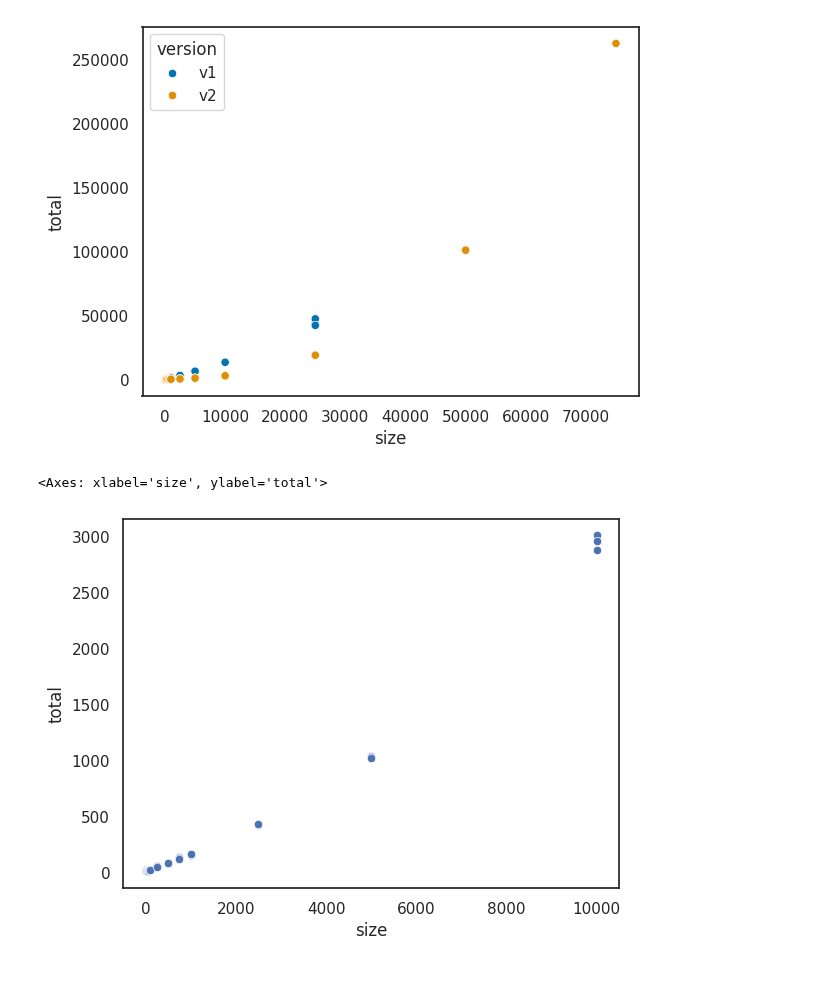
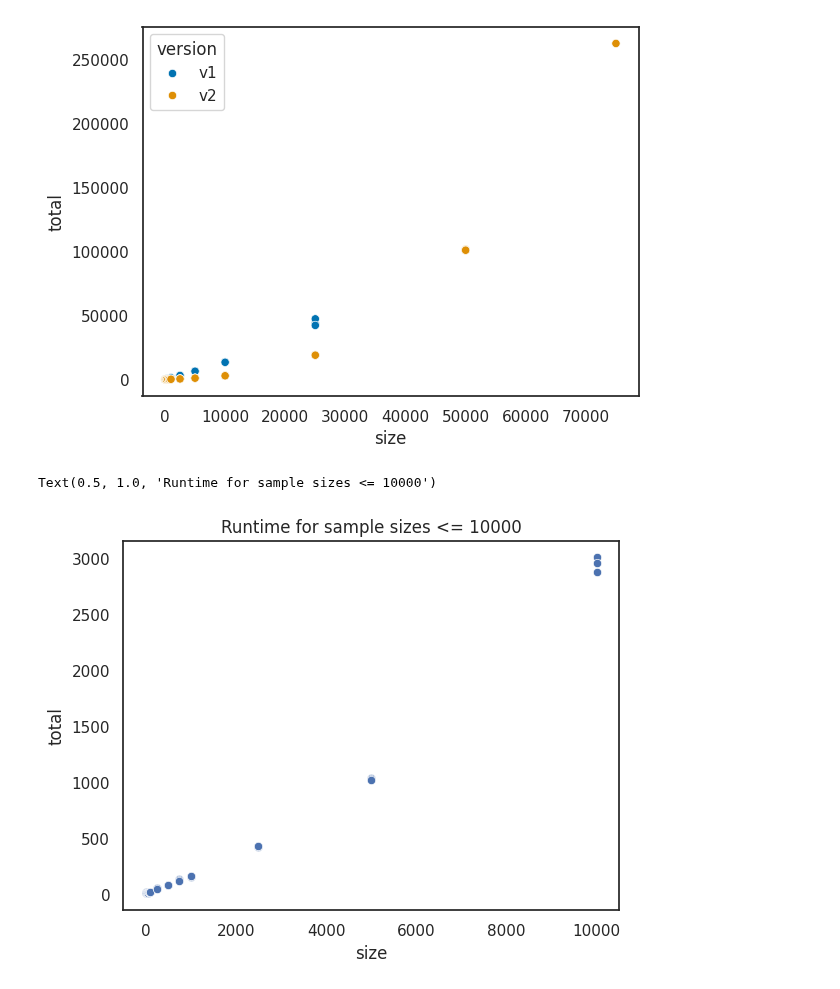
Before and after one commit to adraismawur/bigscape-v2-notebooks, a Jupyter notebook: bs2-runtimes.ipynb, the cells around one changed output. Drawn from its saved outputs; the diff is of its cells as text; code cells hidden in the pictures.

Commit message:
titles, runtimes for v1

```diff
--- a/bs2-runtimes.ipynb
+++ b/bs2-runtimes.ipynb
@@ -62,11 +62,12 @@ sns.scatterplot(totals, x="size", y="total", hue="version", palette=COLOR_MAP)
 [figure]
 # %%
 # points <= 10000
-bs2_matrix_lower = bs2_matrix[bs2_matrix.index <= 10000]
-sns.scatterplot(bs2_matrix_lower, x="size", y="total")
+bs2_matrix_lower = bs2_matrix[bs2_matrix.index.get_level_values(0) <= 10000]
+sns.scatterplot(bs2_matrix_lower, x="size", y="total",)
+plt.title("Runtime for sample sizes <= 10000")
 # %% [output]
-<Axes: xlabel='size', ylabel='total'>
+Text(0.5, 1.0, 'Runtime for sample sizes <= 10000')
-[figure, old version]
+[figure, new version]
 # %%
 prop_time_plot = bs2_matrix_avg_prop.plot(kind='bar', stacked=True)
 prop_time_plot.set_xlabel("Sample size")
```
Also changed, not shown: parts of 2 cells of this notebook.
